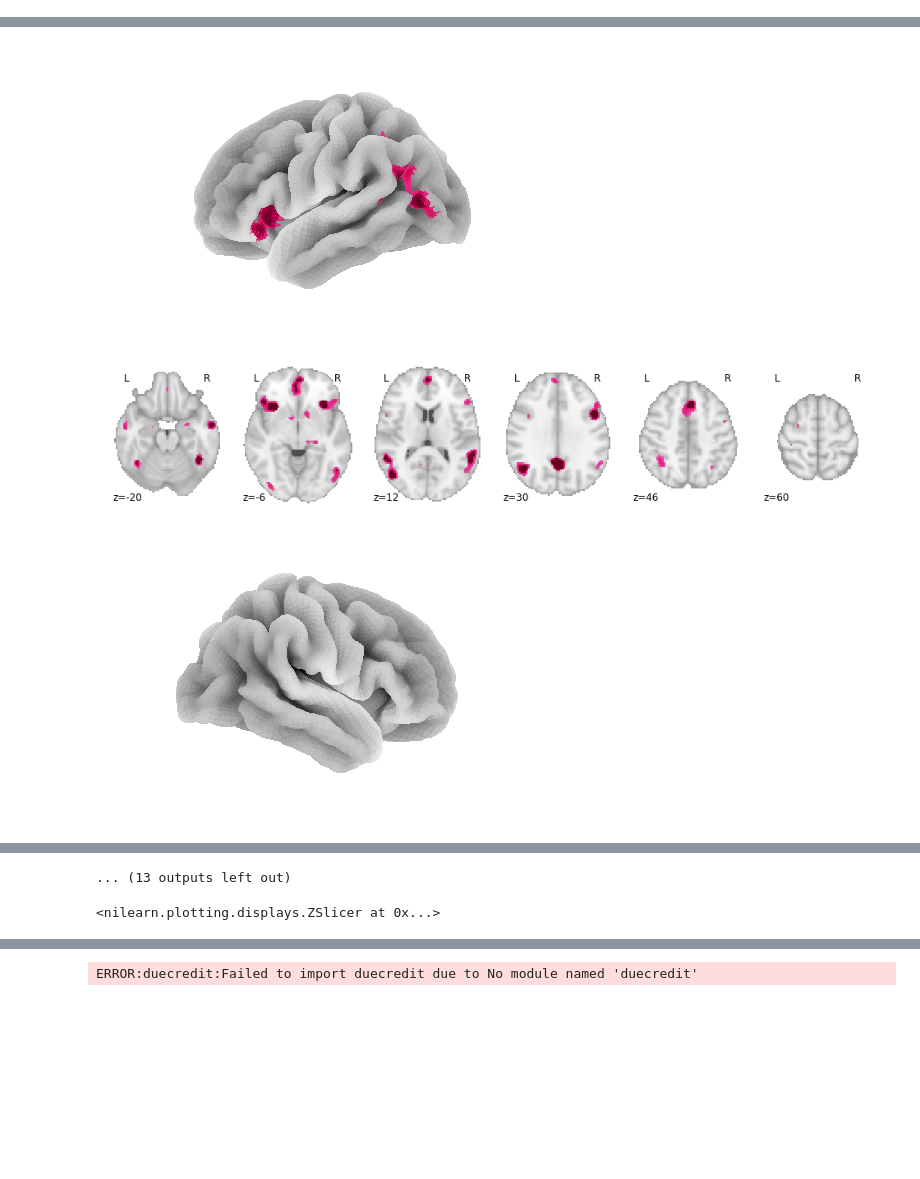
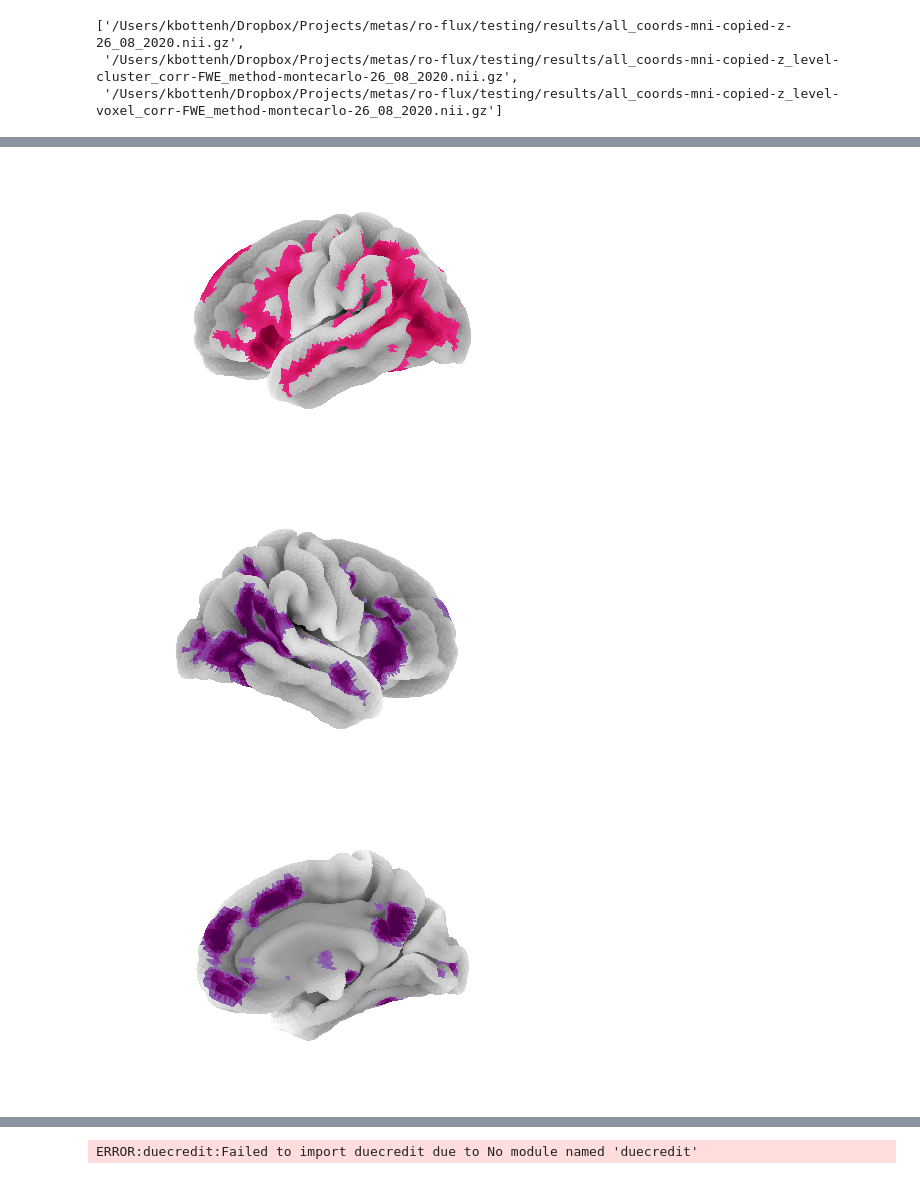
Before and after one commit to NBCLab/social-rdoc-cbma, a Jupyter notebook: code/example-figs.ipynb, the cells around one changed output, grey strips where cells are left out. Cells and saved outputs as stored; diff of their text form; code cells hidden in the pictures; blank space fills up the shorter version.

Commit message:
added a script to automatically make figures from results directory

```diff
--- a/code/example-figs.ipynb
+++ b/code/example-figs.ipynb
@@ -9,9 +6,13 @@ example_maps = glob('../results/*ALL_COORDS.nii.gz')
-# %%
-for map_ in example_maps:
-    g = plotting.plot_stat_map(map_, colorbar=False, title=map_, cut_coords=(0,0,0))
-    g.savefig('{0}/{1}.png'.format(fig_dir,map_[:-7]))
+# %%
+out_dir = '/Users/kbottenh/Dropbox/Projects/metas/ro-flux/testing/figures'
 # %%
-z_maps = glob('../results/brain-maps/*z*voxel*.nii.gz')
+z_maps = glob('/Users/kbottenh/Dropbox/Projects/metas/ro-flux/testing/results/*z*.nii.gz')
+# %%
+z_maps
+# %% [output]
+['/Users/kbottenh/Dropbox/Projects/metas/ro-flux/testing/results/all_coords-mni-copied-z-26_08_2020.nii.gz',
+ '/Users/kbottenh/Dropbox/Projects/metas/ro-flux/testing/results/all_coords-mni-copied-z_level-cluster_corr-FWE_method-montecarlo-26_08_2020.nii.gz',
+ '/Users/kbottenh/Dropbox/Projects/metas/ro-flux/testing/results/all_coords-mni-copied-z_level-voxel_corr-FWE_method-montecarlo-26_08_2020.nii.gz']
 # %%
 cmaps = ['PuRd', 'BuPu','GnBu', 'BuGn', 'OrRd']
 # %%
@@ -20,26 +21,28 @@ fsaverage = datasets.fetch_surf_fsaverage()
 
 
 for i in np.arange(0, len(z_maps)):
+    basename = z_maps[i].split('/')[-1][:-7]
     r_texture = surface.vol_to_surf(z_maps[i], fsaverage.pial_right)
     l_texture = surface.vol_to_surf(z_maps[i], fsaverage.pial_left)
     h = plotting.plot_surf_stat_map(fsaverage.pial_right, r_texture,
                                     colorbar=False, cmap=cmaps[i], threshold=2,
                                     bg_map=fsaverage.sulc_right, view='medial')
-    h.savefig('{0}/{1}-SURF-RL.png'.format(fig_dir,z_maps[i][:-7]), dpi=300)
+    #h.savefig('{0}/figures/{1}-SURF-RL.png'.format(out_dir,z_maps[i][:-7]), dpi=300)
     h = plotting.plot_surf_stat_map(fsaverage.pial_right, r_texture,
                                     colorbar=False, cmap=cmaps[i], threshold=2,
                                     bg_map=fsaverage.sulc_right, view='lateral')
-    h.savefig('{0}/{1}-SURF-RM.png'.format(fig_dir,z_maps[i][:-7]), dpi=300)
+    #h.savefig('{0}/figures/{1}-SURF-RM.png'.format(out_dir,z_maps[i][:-7]), dpi=300)
     h = plotting.plot_surf_stat_map(fsaverage.pial_left, l_texture,
                                     colorbar=False, cmap=cmaps[i], threshold=2,
                                     bg_map=fsaverage.sulc_left, view='medial')
-    h.savefig('{0}/{1}-SURF-LM.png'.format(fig_dir,z_maps[i][:-7]), dpi=300)
+    #h.savefig('{0}/figures/{1}-SURF-LM.png'.format(out_dir,z_maps[i][:-7]), dpi=300)
     h = plotting.plot_surf_stat_map(fsaverage.pial_left, l_texture,
                                     colorbar=False, cmap=cmaps[i], threshold=2,
                                     bg_map=fsaverage.sulc_left, view='lateral')
-    h.savefig('{0}/{1}-SURF-LL.png'.format(fig_dir,z_maps[i][:-7]), dpi=300)
+    #h.savefig('{0}/figures/{1}-SURF-LL.png'.format(out_dir,z_maps[i][:-7]), dpi=300)
     g = plotting.plot_stat_map(z_maps[i], colorbar=False,
                                display_mode='z', cut_coords=6,
                                cmap=cmaps[i], draw_cross=False)
-    g.savefig('{0}/{1}-SLICE.png'.format(fig_dir,z_maps[i][:-7]), dpi=300)
+    g.savefig('{0}/{1}-SLICE.png'.format(out_dir,basename), dpi=300)
+    plt.close()
 # %% [output]
@@ -49,3 +52,3 @@ for i in np.arange(0, len(z_maps)):
-[figure, old version]
+[figure, new version]
-[figure, old version]
+[figure, new version]
-[figure, old version]
+[figure, new version]
@@ -58,6 +61 @@ for i in np.arange(0, len(z_maps)):
-... (13 outputs left out)
-# %%
-g
-# %% [output]
-<nilearn.plotting.displays.ZSlicer at 0x...>
 # %%
```
Also changed, not shown: parts of 6 cells of this notebook, 1 other file.
